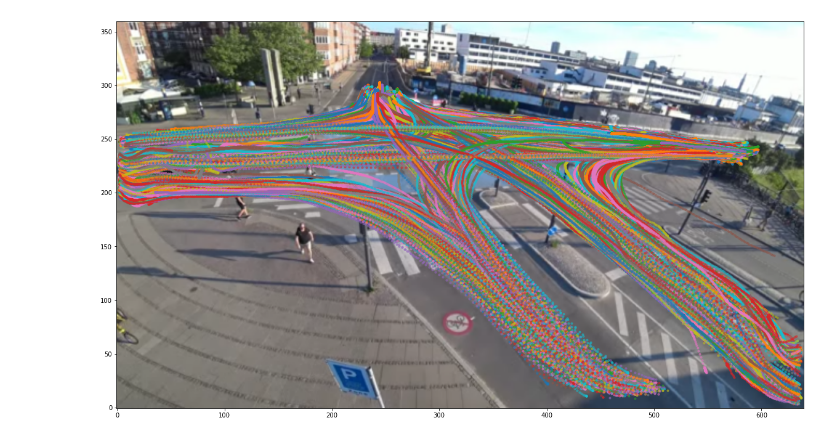
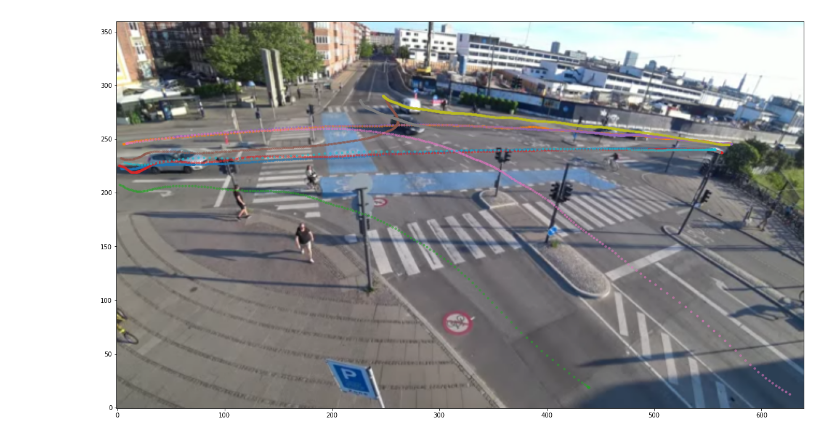
Before and after one commit to Marcus-Friis/CycleCV, a Jupyter notebook: Untitled.ipynb, the cells around one changed output. Saved outputs shown, nothing was run; the diff lists cells and outputs as text; code cells hidden in the pictures.

```diff
--- a/Untitled.ipynb
+++ b/Untitled.ipynb
@@ -9,18 +9,18 @@ with open("bsc-3m/traj_01_elab.pkl", "rb") as f:
     df = pickle.load(f)
 # %%
 #id, class, xs, ys (or actually xs_640x360, ys_640x360 to plot it on the video/frame)
-cols=["id","class","xs","ys", "xs_640x360", "ys_640x360"]
+cols=["id","class","xs","ys", "xs_640x360", "ys_640x360", "times"]
 data = df[cols]
 data = data.loc[data['class'] == 'Car'] # select cars
 # %%
 # load and process image
 im = Image.open("intersection2.png")
 im = ImageOps.flip(im)
 
 # create figure
 fig, ax = plt.subplots(figsize=(20,20))
 ax.imshow(im, origin='lower')
-for i in range(len(data)):
+for i in range(10): #len(data)):
     ax.scatter(data["xs_640x360"].iloc[i], data["ys_640x360"].iloc[i], alpha=0.5, s=10, label="class")
 # %% [output]
-[figure, old version]
+[figure, new version]
```
Also changed, not shown: parts of 1 cell of this notebook, 1 other file.
